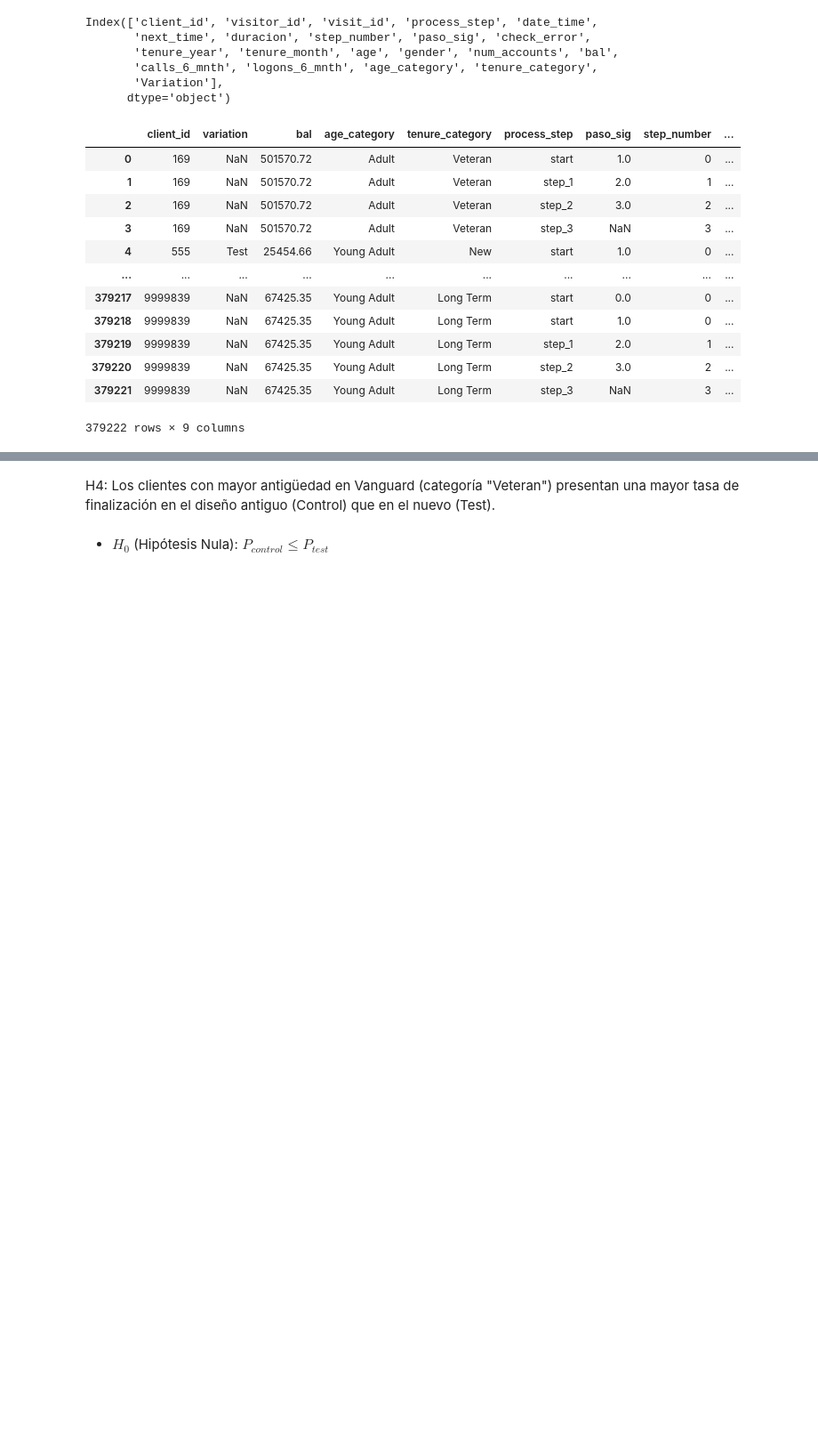
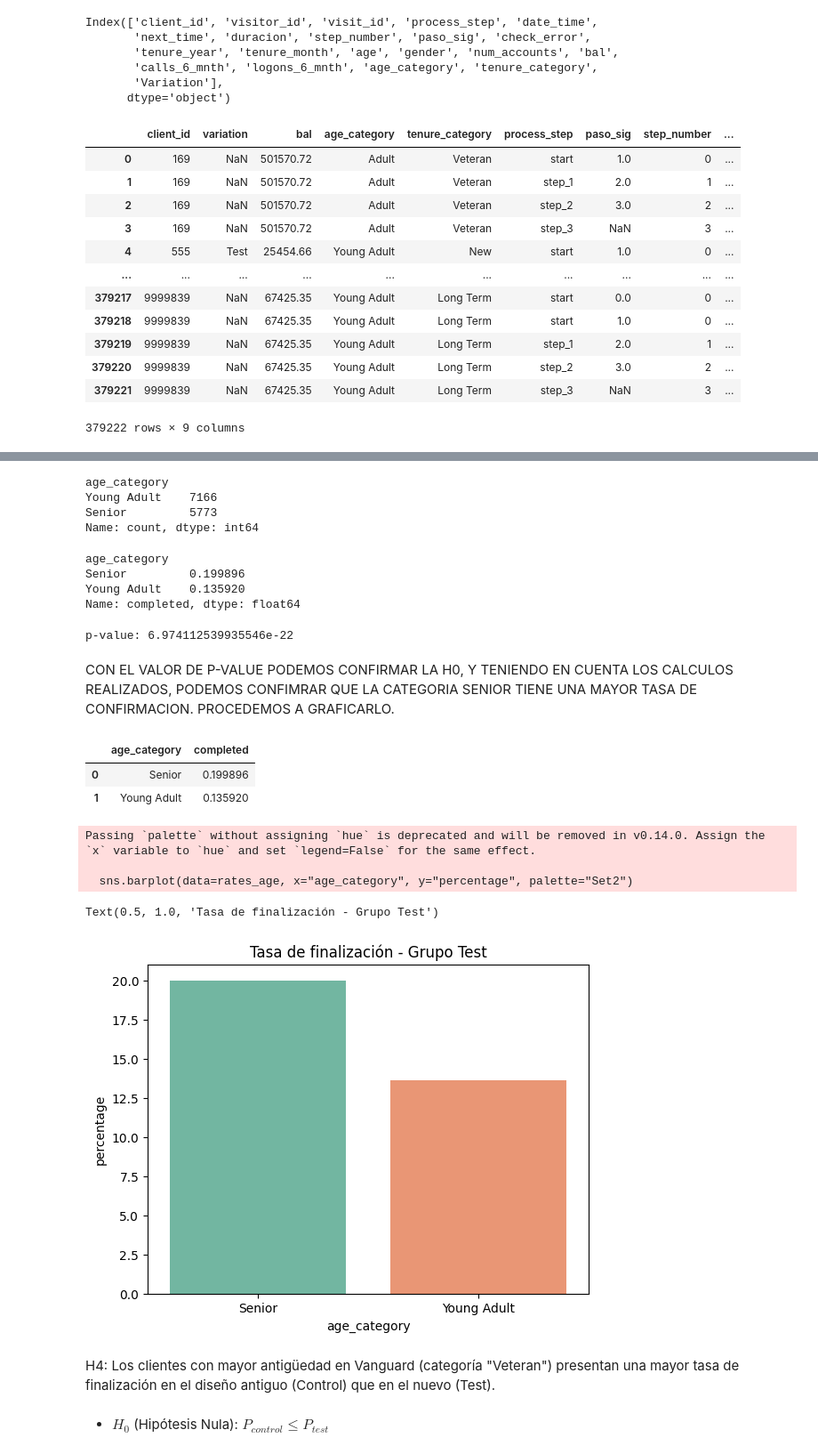
Before and after one commit to bperezlovisolo/Proyecto_4, a Jupyter notebook: notebooks/proyecto.ipynb, the cells around one changed output, grey strips where cells are left out. Shown at 89% size. Drawn from its saved outputs; the diff is of its cells as text; code cells hidden in the pictures; blank space fills up the shorter version.

```diff
--- a/notebooks/proyecto.ipynb
+++ b/notebooks/proyecto.ipynb
@@ -154,0 +314,3 @@ df_master
+# %%
+df_test = df_test[df_test["variation"] == "Test"]
+df_test.head()
@@ -154,0 +333,3 @@ df_master
+# %%
+df_test = df_test[df_test["age_category"].isin(["Young Adult", "Senior"])]
+df_test.head()
@@ -155,3 +343,49 @@ df_master
+# %%
+df_test["age_category"].value_counts()
+# %% [output]
+age_category
+Young Adult    7166
+Senior         5773
+Name: count, dtype: int64
+# %%
+prop_age = df_test.groupby("age_category")["completed"].mean()
+prop_age
+# %% [output]
+age_category
+Senior         0.199896
+Young Adult    0.135920
+Name: completed, dtype: float64
+# %%
+young = df_test[df_test["age_category"] == "Young Adult"]["completed"]
+
+senior = df_test[df_test["age_category"] == "Senior"]["completed"]
+
+_, p_value = st.ttest_ind(young, senior, equal_var=False)
+print("p-value:", p_value)
+# %% [output]
+p-value: 6.974112539935546e-22
+# %% [markdown]
+CON EL VALOR DE P-VALUE PODEMOS CONFIRMAR LA H0, Y TENIENDO EN CUENTA LOS CALCULOS REALIZADOS, PODEMOS CONFIMRAR QUE LA CATEGORIA SENIOR TIENE UNA MAYOR TASA DE CONFIRMACION. PROCEDEMOS A GRAFICARLO.
+# %%
+rates_age = (df_test.groupby("age_category")["completed"].mean().reset_index())
+
+rates_age
+# %% [output]
+|  | age_category | completed |
+| 0 | Senior | 0.199896 |
+| 1 | Young Adult | 0.135920 |
+# %%
+rates_age["percentage"] = rates_age["completed"] * 100
+# %%
+sns.barplot(data=rates_age, x="age_category", y="percentage", palette="Set2")
+
+plt.title("Tasa de finalización - Grupo Test")
+# %% [output]
+Passing `palette` without assigning `hue` is deprecated and will be removed in v0.14.0. Assign the `x` variable to `hue` and set `legend=False` for the same effect.
+
+  sns.barplot(data=rates_age, x="age_category", y="percentage", palette="Set2")
+Text(0.5, 1.0, 'Tasa de finalización - Grupo Test')
+[figure, added]
 # %% [markdown]
 H4: Los clientes con mayor antigüedad en Vanguard (categoría "Veteran") presentan una mayor tasa de finalización en el diseño antiguo (Control) que en el nuevo (Test).
 # %% [markdown]
```
Also changed, not shown: parts of 31 cells of this notebook.
